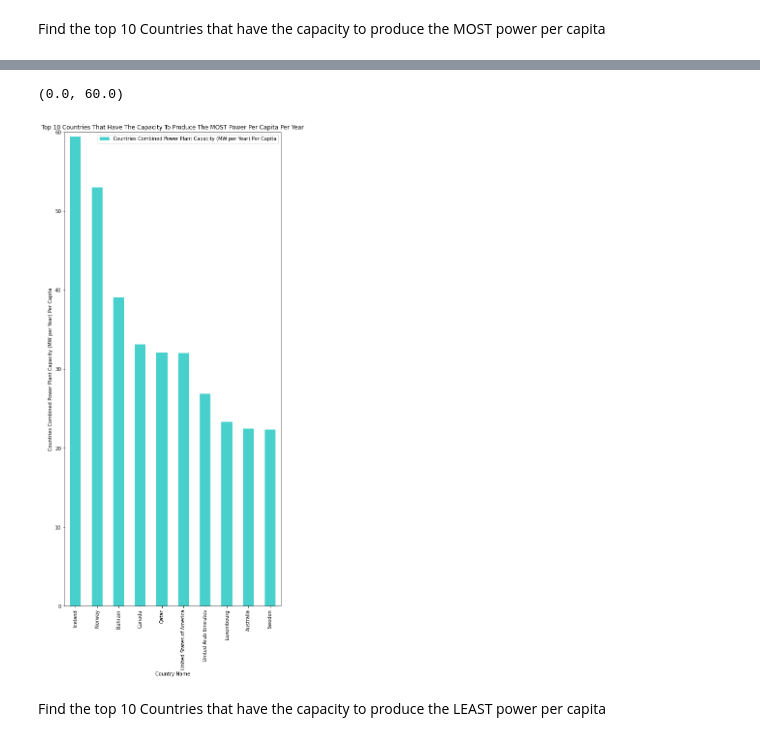
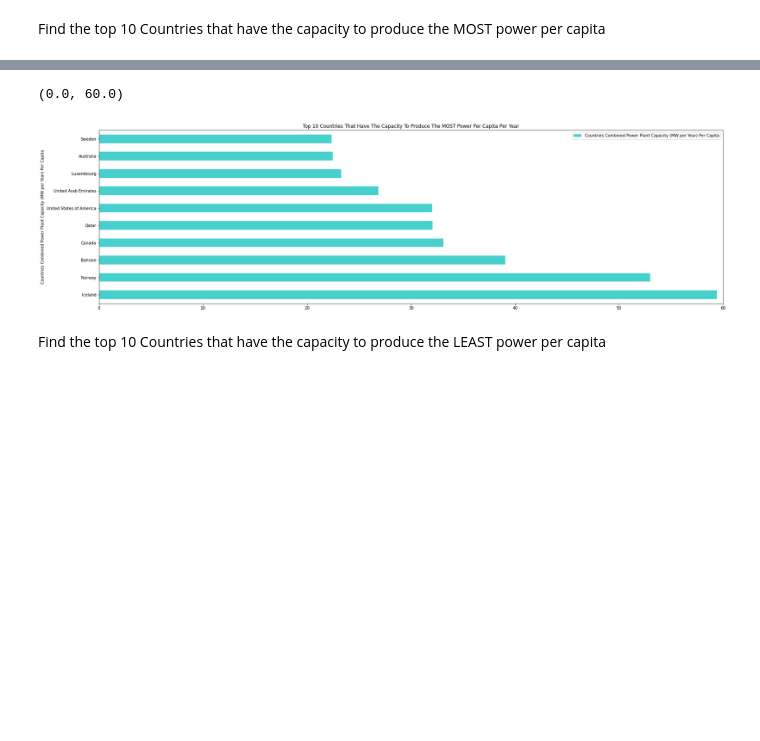
Before and after one commit to Carly-Jane/International_Power_Rangers, a Jupyter notebook: clean_up_notebook.ipynb, the cells around one changed output, grey strips where cells are left out. Cells and saved outputs as stored; diff of their text form; code cells hidden in the pictures; blank space fills up the shorter version.

Commit message:
working through visualisations and cleaning up

```diff
--- a/clean_up_notebook.ipynb
+++ b/clean_up_notebook.ipynb
@@ -74,0 +20,32 @@ merged_power_plantdf.head()
+# %%
+# Merge All Dataframes
+
+global_population_cleandf = global_population[['Country Name', 'Country Code', '2020']]
+#global_population_cleandf.head()
+
+global_power_cleandf = global_powerdf[['country', 'country_long', 'name', 'capacity_mw', 'latitude', 'longitude', 'primary_fuel' ]]
+global_power_cleandf.rename(columns={'country_long': 'Country Name',  'country': 'Country Code'}, inplace=True)
+#global_power_cleandf.head()
+
+global_gni_cleandf = global_gnidf[['Country Name', 'Country Code', '2020']]
+global_gni_cleandf = global_gni_cleandf.dropna()
+#global_gni_cleandf.head()
+
+merged_power_plantdf = pd.merge(global_power_cleandf, global_gni_cleandf, how="left", on=["Country Code", "Country Code"])
+#merged_power_plantdf.head()
+merged_power_plantdf =  merged_power_plantdf[['Country Code', 'Country Name_x', 'name', 'capacity_mw', 'latitude', 'longitude', 'primary_fuel', '2020']]
+#merged_power_plantdf.head()
+
+merged_power_plantdf.rename(columns={'Country Name_x': 'Country Name',  '2020': 'GNI', 'capacity_mw': 'Power Plant Capacity(MWh)', 'latitude': 'Latitude',
+'longitude': 'Longitude', 'name': 'Power Plant Name', 'primary_fuel': 'Primary Fuel'}, inplace=True)
+#merged_power_plantdf.head()
+
+merged_power_plantdf = pd.merge(merged_power_plantdf, global_population_cleandf, how="left", on=["Country Code", "Country Code"])
+#merged_power_plantdf.head()
+
+merged_power_plantdf = merged_power_plantdf[['Country Code', 'Country Name_x', 'Power Plant Name', 'Power Plant Capacity(MWh)', 'Latitude', 'Longitude', 'Primary Fuel', 'GNI', '2020']]
+#merged_power_plantdf.head()
+
+merged_power_plantdf.rename(columns={'Country Name_x': 'Country Name',  '2020': 'Population'}, inplace=True)
+
+merged_power_plantdf.head()
@@ -300,12 +241,12 @@ top_producing_countries
 | 8 | Australia | AUS | Developed | 53690.0 | 25687041.0 | 5.768637e+08 | ... |
 | 9 | Sweden | SWE | Developed | 54050.0 | 10353442.0 | 2.314278e+08 | ... |
 # %%
-top_producing_countries.plot(x="Country Name", y="Countries Combined Power Plant Capacity (MW per Year) Per Capita", kind="bar", figsize=(8,18), color='mediumturquoise', title="Top 10 Countries That Have The Capacity To Produce The MOST Power Per Capita Per Year")
+top_producing_countries.plot(x="Country Name", y="Countries Combined Power Plant Capacity (MW per Year) Per Capita", kind="barh", figsize=(28,8), color='mediumturquoise', title="Top 10 Countries That Have The Capacity To Produce The MOST Power Per Capita Per Year")
 plt.ylabel("Countries Combined Power Plant Capacity (MW per Year) Per Capita")
-plt.ylim(0, 60)
+plt.xlim(0, 60)
 # %% [output]
 (0.0, 60.0)
-[figure, old version]
+[figure, new version]
 # %% [markdown]
 Find the top 10 Countries that have the capacity to produce the LEAST power per capita
 # %%
```
Also changed, not shown: parts of 36 cells of this notebook.
